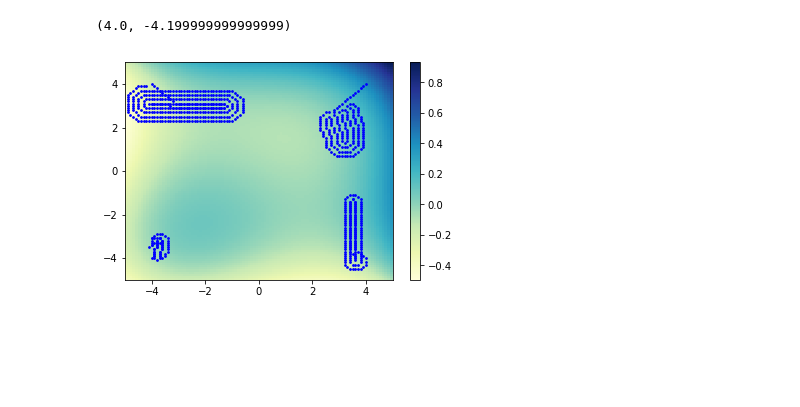
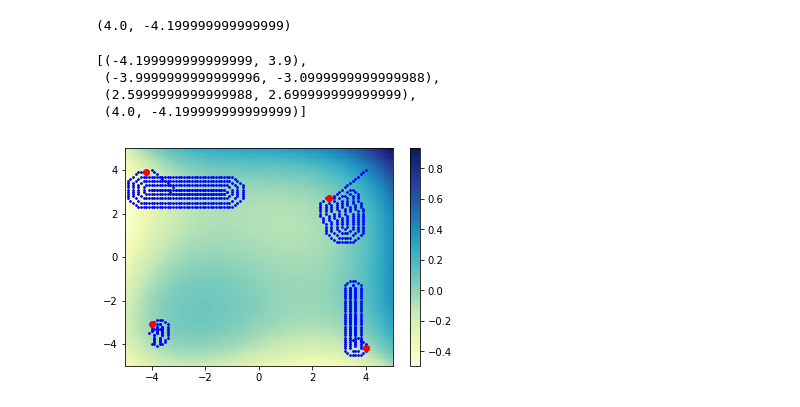
Before and after one commit to DieterJoubert/cse_190_NA4AI, a Jupyter notebook: assignment_3.ipynb, the cells around one changed output. Drawn from its saved outputs; the diff is of its cells as text; code cells hidden in the pictures; blank space fills up the shorter version.

```diff
--- a/assignment_3.ipynb
+++ b/assignment_3.ipynb
@@ -145,20 +145,28 @@ walk_4[-1]
 # %% [output]
 (4.0, -4.199999999999999)
 # %%
-minima = walk_1[-1] + walk_2[-1] + walk_3
+minima = walk_1[-1:] + walk_2[-1:] + walk_3[-1:] + walk_4[-1:]
+minima
+# %% [output]
+[(-4.199999999999999, 3.9),
+ (-3.9999999999999996, -3.0999999999999988),
+ (2.5999999999999988, 2.699999999999999),
+ (4.0, -4.199999999999999)]
 # %%
 all_points = walk_1 + walk_2 + walk_3 + walk_4
 # %%
 cmap = plt.get_cmap('YlGnBu')
 fig, ax = plt.subplots()
 xsf = np.meshgrid(xs, ys)[0]
 ysf = np.meshgrid(xs, ys)[1]
 
 im = ax.pcolormesh(xsf, ysf, heatmap, cmap=cmap )
 fig.colorbar(im, ax=ax)
 
 plt.scatter([i[0] for i in all_points], [i[1] for i in all_points], s=3, c='b')
 
+plt.plot([i[0] for i in minima], [i[1] for i in minima], 'ro')
+
 plt.show()
 # %% [output]
-[figure, old version]
+[figure, new version]
```
